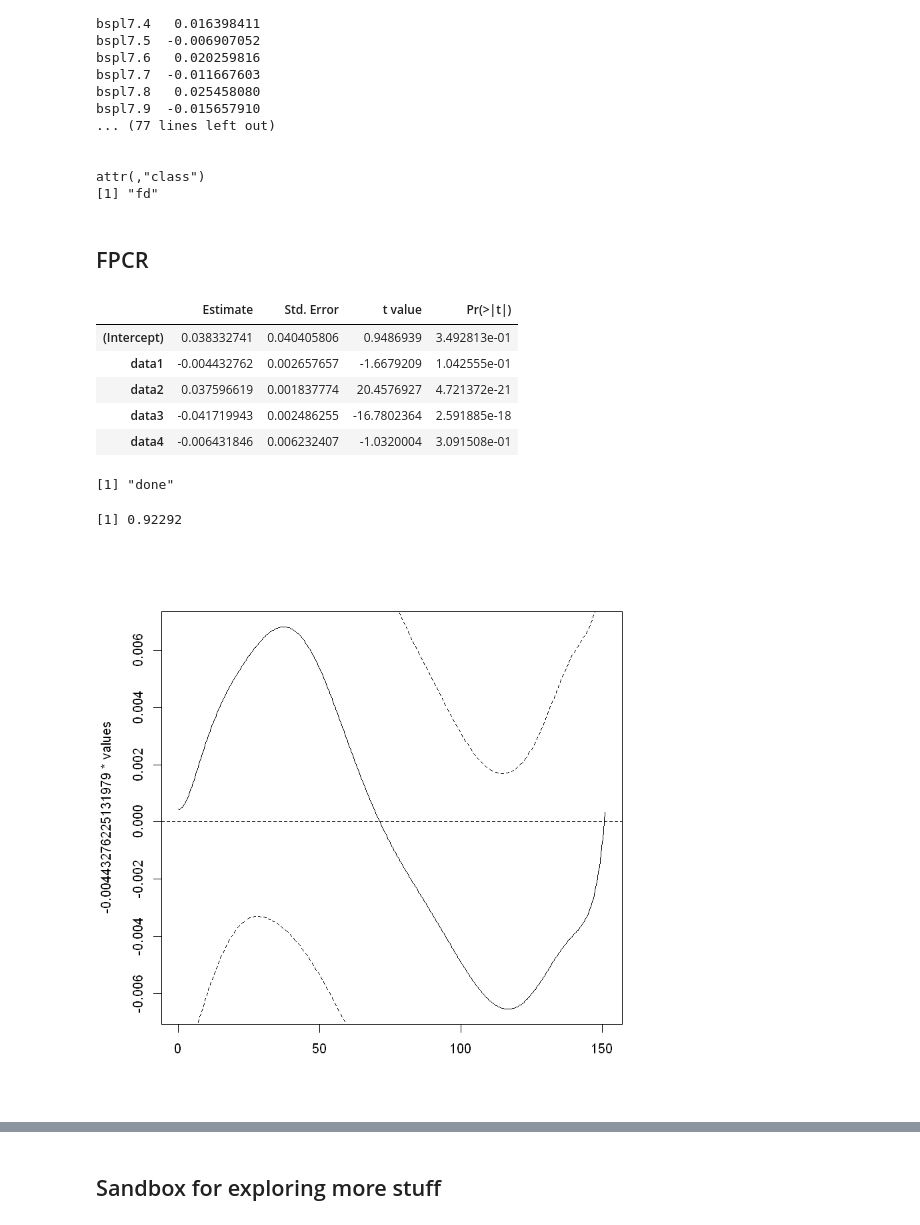
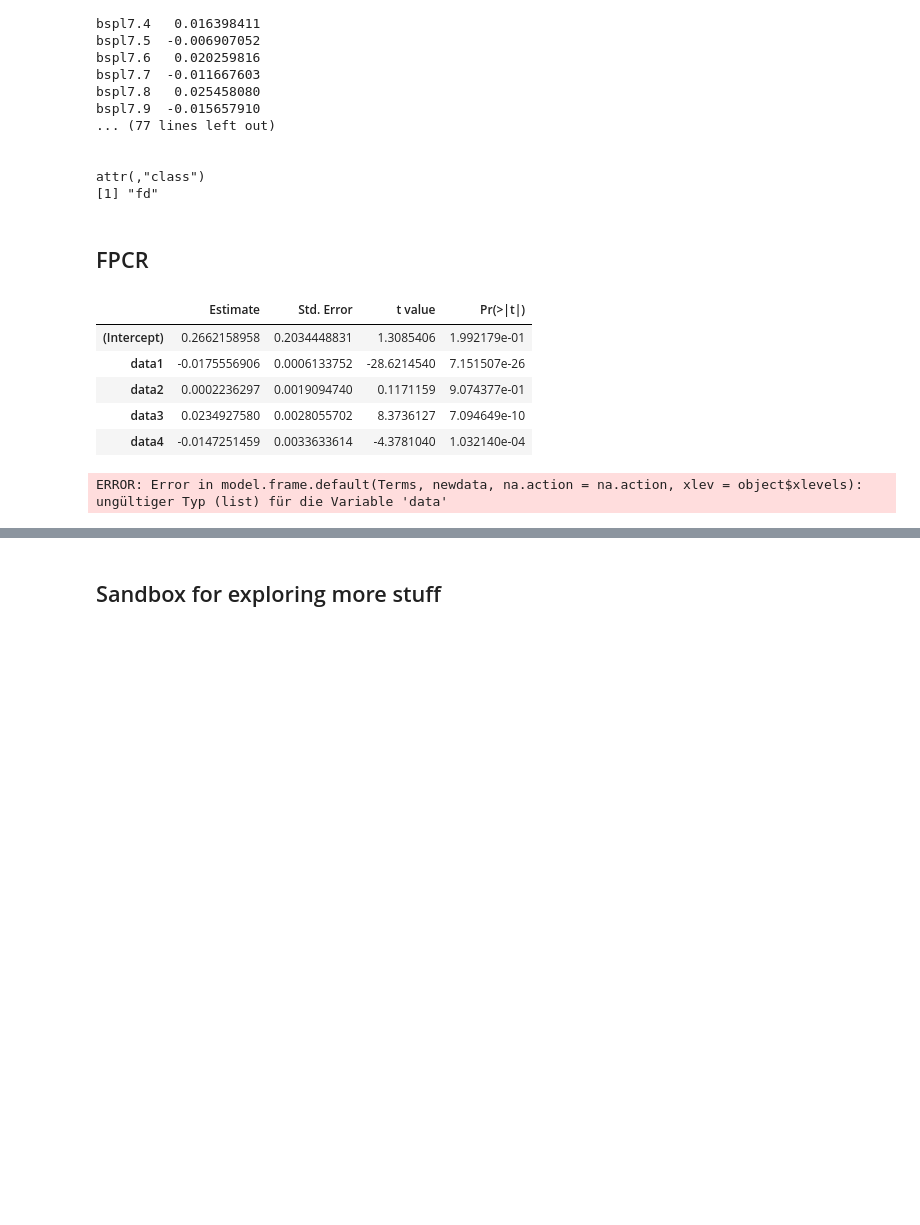
Before and after one commit to JakobJuergens/Basis_Choice_FLR, a Jupyter notebook: Code/simulation_study_approach.ipynb, the cells around one changed output, grey strips where cells are left out. Cells and saved outputs as stored; diff of their text form; code cells hidden in the pictures; blank space fills up the shorter version.

```diff
--- a/Code/simulation_study_approach.ipynb
+++ b/Code/simulation_study_approach.ipynb
@@ -75,7 +57,7 @@ data_generation <-function(fun){
 
     X <- matrix(0, nrow=n_obs, ncol=length(grid))
     for(i2 in 1:n_obs){
-        X[i2,]=X[i2,]+rnorm(length(grid), 1, var1)
+        X[i2,]=X[i2,]+rnorm(length(grid), 2, var1)
         X[i2,]=X[i2,]+runif(1, 0, var2)
         X[i2,]=X[i2,]+rnorm(1, 0, var3)*grid
         X[i2,]=X[i2,]*fun
@@ -90,7 +72,7 @@ data_generation <-function(fun){
     return(X)
 }
 # %%
-X = data_generation(beta1)
+X = data_generation(beta2)
 Y = X %*% (beta1/n_var) + rnorm(n_obs, 0, 0.125)
 Y = as.numeric(Y)
 final_X = t(X)
@@ -112,6 +94,5 @@ smooth_basis_test_fd = smooth_basis_test$fd
 # todo:use to choose appropriate level of explained variance
 
 plot(smooth_basis_train_fd, ylab="", xlab="",col="gray")
-plot(beta1)
 # %% [output]
 [1] "done"
@@ -171,54 +152,64 @@ attr(,"class")
 # %% [markdown]
 ## FPCR
 # %%
+smallbasis  <- create.bspline.basis(rangeval = c(0, length(grid)), nbasis = 20, 5)
+#harmFdpar = fdPar(smallbasis)
 
-simulated_pcaObj_train = pca.fd(smooth_basis_train_fd, nharm = nharm,  centerfns = FALSE)
-simulated_pcaObj_test = pca.fd(smooth_basis_test_fd, nharm = nharm, centerfns = FALSE)
+smooth_basis_train <- smooth.basis(y = X_train, fdParobj=smallbasis)
+smooth_basis_train_fd_2 = smooth_basis_train$fd
+smooth_basis_test <- smooth.basis(y = X_test, fdParobj=smallbasis)
+smooth_basis_test_fd_2 = smooth_basis_test$fd
+
+
+simulated_pcaObj_train2 = pca.fd(smooth_basis_train_fd_2, nharm = nharm,  centerfns = FALSE)
+simulated_pcaObj_test2 = pca.fd(smooth_basis_test_fd_2, nharm = nharm, centerfns = FALSE)
 
 #simulated_pcaObj_train$varprop
 
-data = simulated_pcaObj_train$scores
+data = simulated_pcaObj_train2$scores
 f_regress_pca <- lm(Y_train ~ data)
 pca_coeffs = summary(f_regress_pca)$coef
 pca_coeffs
 
-betafd = pca_coeffs[2,1]*simulated_pcaObj_train$harmonics[1] +
-        pca_coeffs[3,1]*simulated_pcaObj_train$harmonics[2] +
-        pca_coeffs[4,1]*simulated_pcaObj_train$harmonics[3]+
-        pca_coeffs[5,1]*simulated_pcaObj_train$harmonics[4]
+betafd = pca_coeffs[2,1]*simulated_pcaObj_train2$harmonics[1] +
+        pca_coeffs[3,1]*simulated_pcaObj_train2$harmonics[2] +
+        pca_coeffs[4,1]*simulated_pcaObj_train2$harmonics[3]+
+        pca_coeffs[5,1]*simulated_pcaObj_train2$harmonics[4]
 
 
 coefvar = pca_coeffs[,2]**2
 
-betavar = (pca_coeffs[2] * simulated_pcaObj_train$harmonics[1])**2 +
-          (pca_coeffs[3] * simulated_pcaObj_train$harmonics[2])**2 +
-          (pca_coeffs[4] * simulated_pcaObj_train$harmonics[3])**2 +
-          (pca_coeffs[5] * simulated_pcaObj_train$harmonics[4])**2
+betavar = (pca_coeffs[2] * simulated_pcaObj_train2$harmonics[1])**2 +
+          (pca_coeffs[3] * simulated_pcaObj_train2$harmonics[2])**2 +
+          (pca_coeffs[4] * simulated_pcaObj_train2$harmonics[3])**2 +
+          (pca_coeffs[5] * simulated_pcaObj_train2$harmonics[4])**2
 
         #   This all has to become flexible! S.t we can choose the desired components that explain a
         #   certain amount of the variance and then this will become dynamic
 
 
-plot(betafd)
-lines(betafd+2*sqrt(betavar), lty=2, lwd=1)
-lines(betafd-2*sqrt(betavar), lty=2, lwd=1)
+#plot(betafd)
+#lines(betafd+2*sqrt(betavar), lty=2, lwd=1)
+#lines(betafd-2*sqrt(betavar), lty=2, lwd=1)
 
 ########################
 # JAKOB HELP US!!! / See WA Groupchat for possible solution!
 ########################
-data = simulated_pcaObj_test$scores
-prec_pca <- predict.lm(object = f_regress_pca, data.frame(data = data))
+data = smooth.basis(y = X_test, fdParobj = simulated_pcaObj_train2$harmonics)
+#data = simulated_pcaObj_test2$scores
+a = as.matrix(data$fd$coefs)
+rownames(a) = c()
 
+prec_pca <- predict.lm(object = f_regress_pca, data.frame(data = a))
+print()
 MSE_test <- mean((Y_test-prec_pca)^2)
 print(MSE_test)
-plot(prec_pca, Y_test, type="p", pch="o")
+#plot(prec_pca, Y_test, type="p", pch="o")
 # %% [output]
 |  | Estimate | Std. Error | t value | Pr(>|t|) |
-| (Intercept) | 0.038332741 | 0.040405806 | 0.9486939 | 3.492813e-01 |
-| data1 | -0.004432762 | 0.002657657 | -1.6679209 | 1.042555e-01 |
-| data2 | 0.037596619 | 0.001837774 | 20.4576927 | 4.721372e-21 |
-| data3 | -0.041719943 | 0.002486255 | -16.7802364 | 2.591885e-18 |
-| data4 | -0.006431846 | 0.006232407 | -1.0320004 | 3.091508e-01 |
+| (Intercept) | 0.2662158958 | 0.2034448831 | 1.3085406 | 1.992179e-01 |
+| data1 | -0.0175556906 | 0.0006133752 | -28.6214540 | 7.151507e-26 |
+| data2 | 0.0002236297 | 0.0019094740 | 0.1171159 | 9.074377e-01 |
+| data3 | 0.0234927580 | 0.0028055702 | 8.3736127 | 7.094649e-10 |
+| data4 | -0.0147251459 | 0.0033633614 | -4.3781040 | 1.032140e-04 |
-[1] "done"
+ERROR: Error in model.frame.default(Terms, newdata, na.action = na.action, xlev = object$xlevels): ungültiger Typ (list) für die Variable 'data'
-[1] 0.92292
-[figure, removed]
```
Also changed, not shown: parts of 7 cells of this notebook.
